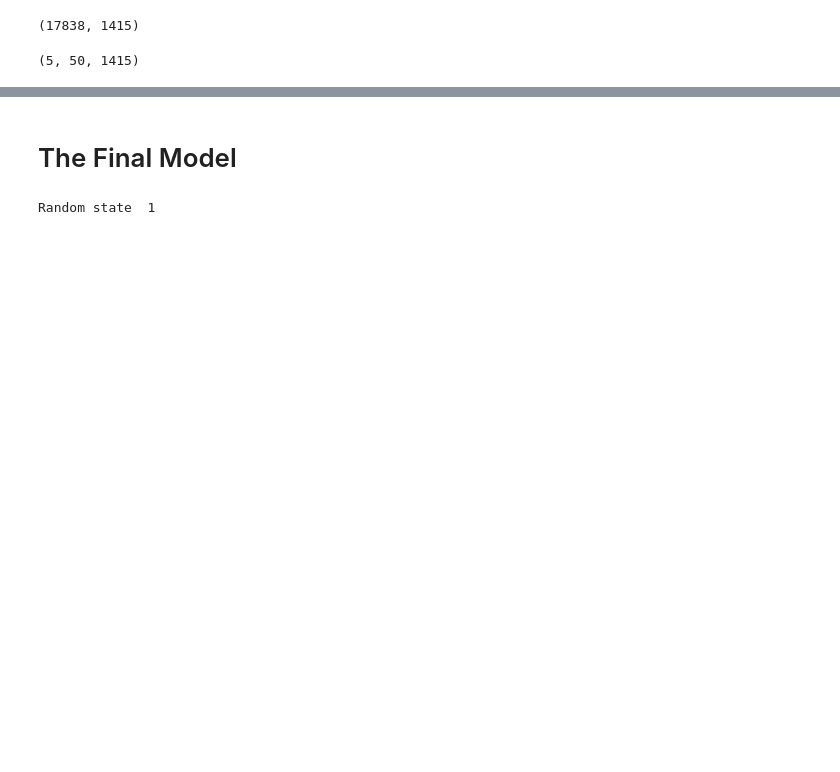
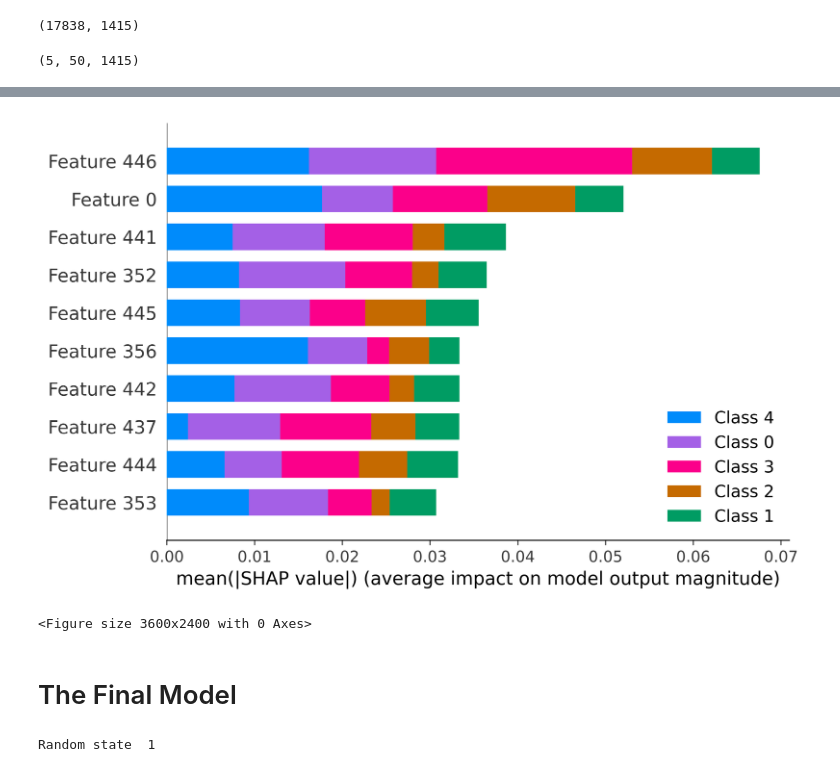
Before and after one commit to emilynomura1/1030FinalProject, a Jupyter notebook: src/preprocessing-ml.ipynb, the cells around one changed output, grey strips where cells are left out. Cells and saved outputs as stored; diff of their text form; code cells hidden in the pictures; blank space fills up the shorter version.

```diff
--- a/src/preprocessing-ml.ipynb
+++ b/src/preprocessing-ml.ipynb
@@ -1055,3 +1442,12 @@ shap.force_plot(explainer.expected_value[0], shap_values[0][index,:], features =
+# %%
+# Global feature importance with SHAP
+shap.summary_plot(shap_values, X_test_transformed[:50], max_display=10)
+plt.tight_layout()
+#plt.savefig('../Figures/SHAP-global-feature-importance.png', bbox_inches='tight')
+plt.show()
+# %% [output]
+[figure, added]
+<Figure size 3600x2400 with 0 Axes>
 # %% [markdown]
 # The Final Model
 # %%
```
Also changed, not shown: parts of 26 cells of this notebook.
